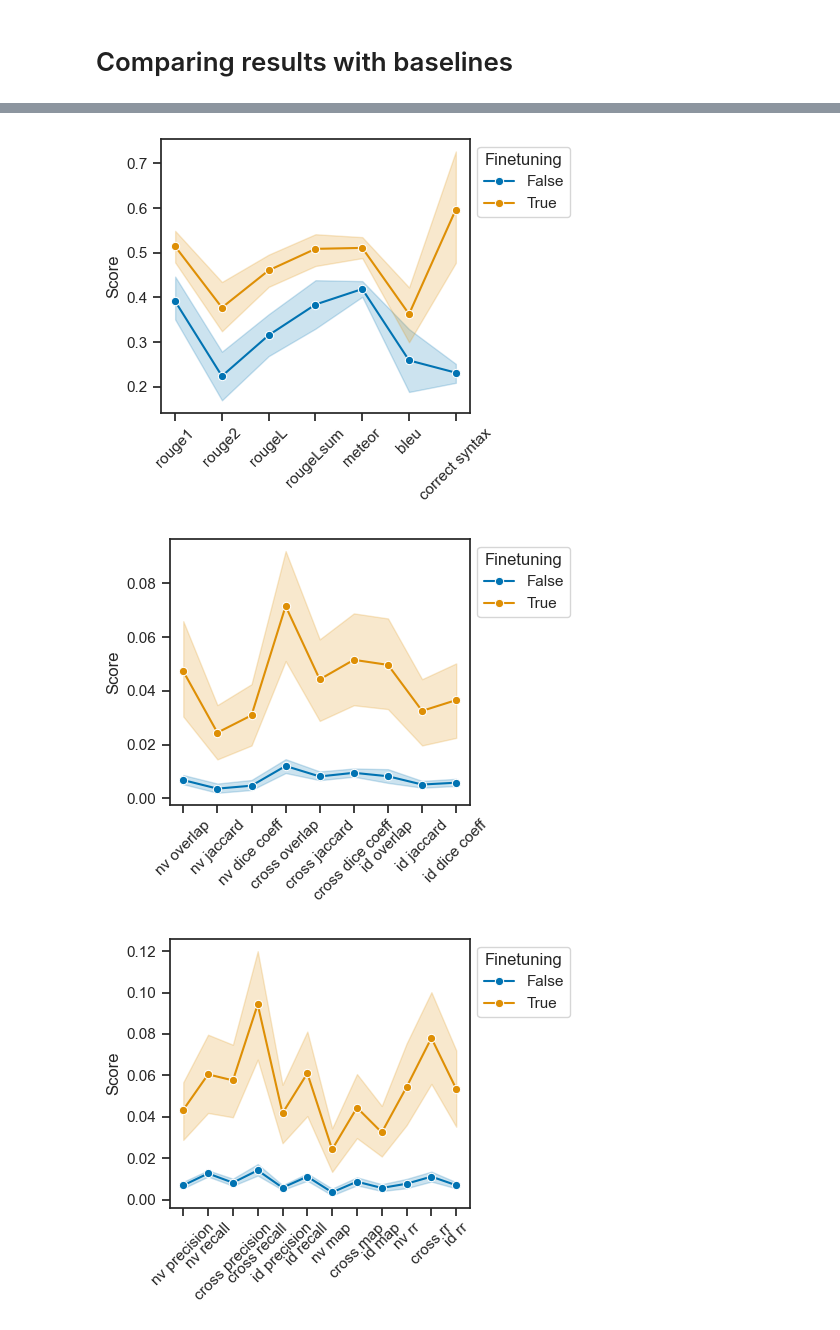
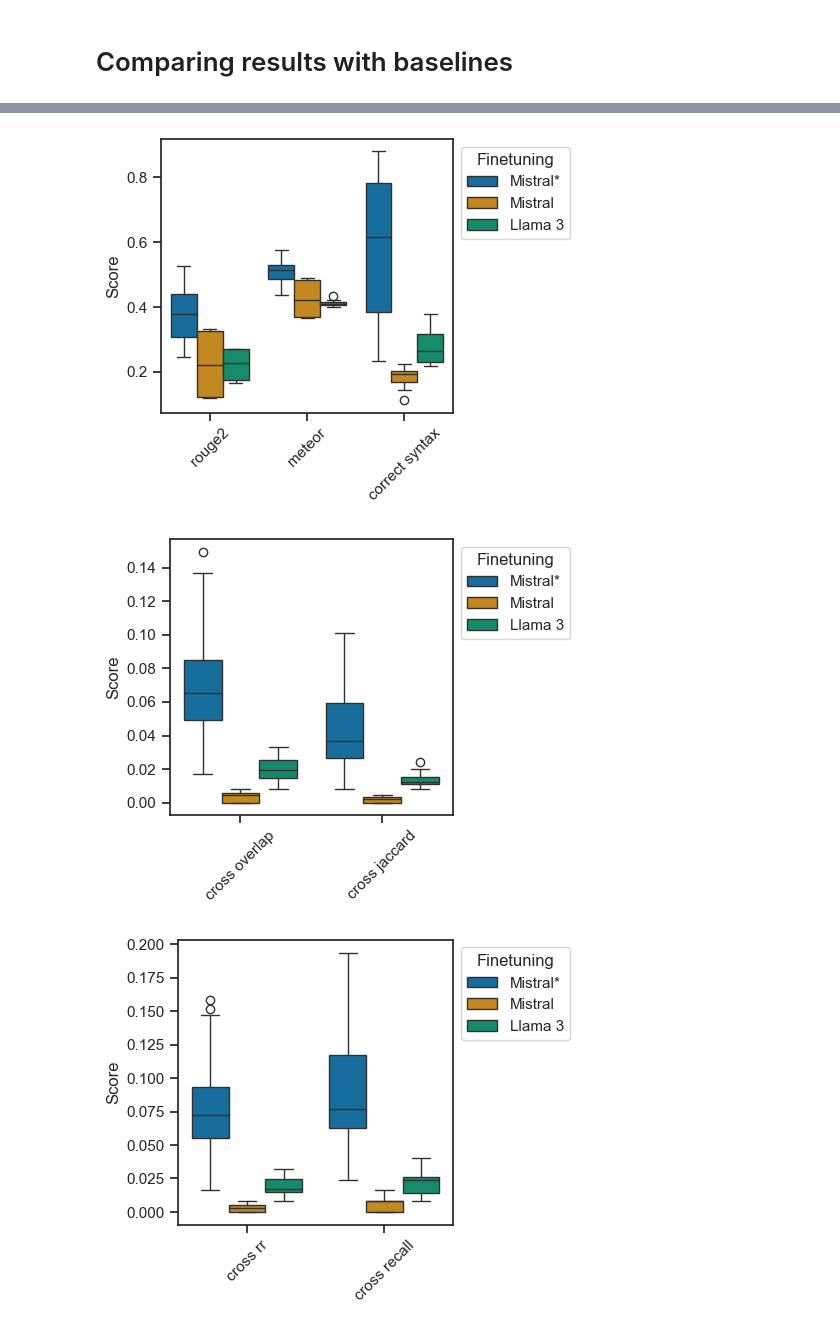
Before and after one commit to Gratic/Finetuning-LLM-for-SPARQL-generation, a Jupyter notebook: scripts/experiment_results.ipynb, the cells around one changed output, grey strips where cells are left out. Saved outputs shown, nothing was run; the diff lists cells and outputs as text; code cells hidden in the pictures.

```diff
--- a/scripts/experiment_results.ipynb
+++ b/scripts/experiment_results.ipynb
@@ -747,6 +747,7 @@ plt.show()
 # bvt_mistral_512['finetuned'] = True
 # df_compare = pd.DataFrame(data=[bvt_mistral_2048, bvt_mistral_512])
 df_compare = mixed.copy()
+df_compare["model"] = pd.Series(data=['Mistral*']*len(df_compare))
 df_compare['finetuned'] = df_compare['id overlap'].apply(lambda x: True)
 df_compare = df_compare.drop(['Name', 'cross mean average precision', 'cross mean reciprocal rank',
        'gnv mean average precision', 'gnv mean reciprocal rank',
@@ -764,9 +765,9 @@ Index(['bleu', 'correct syntax', 'cross dice coeff', 'cross jaccard',
       dtype='object')
 # %%
 temp_compare = final_df.copy()
-temp_compare['finetuned'] = temp_compare['id overlap'].apply(lambda x: False)
+temp_compare['finetuned'] = temp_compare['id overlap'].apply(lambda x: False) # Just filling the column with False
 temp_compare['input-target'] = temp_compare.apply(lambda x: x['input'] + " " + x["target"], axis=1)
-temp_compare = temp_compare.drop(['model'], axis=1)
+# temp_compare = temp_compare.drop(['model'], axis=1)
 temp_compare.columns
 # %% [output]
 Index(['gnv precision', 'gnv recall', 'gnv overlap', 'gnv jaccard',
@@ -804,0 +794,7 @@ compare_data = compare_groupby.melt(id_vars=["dataset", 'input-target', 'finetun
+# %%
+df_compare.columns = df_compare.columns.str.replace('gnv', 'nv')
+
+compare_data = df_compare.melt(id_vars=["model", "dataset", 'input-target', 'finetuned'], var_name='metric', value_vars=[
+       'cross overlap', 'cross jaccard', 'rouge2',
+       'meteor', 'correct syntax',
+       'cross rr', 'cross recall'])
@@ -808,35 +820,35 @@ sim_metrics = ["cross dice coeff", "cross jaccard", "cross overlap", "nv dice co
 ir_metrics = ["cross map", "cross precision", "cross recall", "cross rr", "nv map", "nv precision", "nv recall", "nv rr", "id map", "id precision", "id recall", "id rr"]
 # %%
 plt.figure(figsize=(5, 4))
-sns.lineplot(data=compare_data.loc[compare_data['metric'].isin(mt_metrics)], x='metric', y='value', hue='finetuned', marker='o')
+sns.boxplot(data=compare_data.loc[compare_data['metric'].isin(mt_metrics)], x='metric', y='value', hue='model')
 plt.xlabel(None)
 plt.ylabel('Score')
 plt.xticks(rotation=45)
 plt.legend(title='Finetuning', bbox_to_anchor=(1.00, 1), loc='upper left')
 # Adjust layout and display the plot
 plt.tight_layout()
 plt.show()
 
 plt.figure(figsize=(5, 4))
-sns.lineplot(data=compare_data.loc[compare_data['metric'].isin(sim_metrics)], x='metric', y='value', hue='finetuned', marker='o')
+sns.boxplot(data=compare_data.loc[compare_data['metric'].isin(sim_metrics)], x='metric', y='value', hue='model')
 plt.xlabel(None)
 plt.ylabel('Score')
 plt.xticks(rotation=45)
 plt.legend(title='Finetuning', bbox_to_anchor=(1.00, 1), loc='upper left')
 # Adjust layout and display the plot
 plt.tight_layout()
 plt.show()
 
 plt.figure(figsize=(5, 4))
-sns.lineplot(data=compare_data.loc[compare_data['metric'].isin(ir_metrics)], x='metric', y='value', hue='finetuned', marker='o')
+sns.boxplot(data=compare_data.loc[compare_data['metric'].isin(ir_metrics)], x='metric', y='value', hue='model')
 plt.xlabel(None)
 plt.ylabel('Score')
 plt.xticks(rotation=45)
 plt.legend(title='Finetuning', bbox_to_anchor=(1.00, 1), loc='upper left')
 # Adjust layout and display the plot
 plt.tight_layout()
 plt.show()
 # %% [output]
-[figure, old version]
+[figure, new version]
-[figure, old version]
+[figure, new version]
-[figure, old version]
+[figure, new version]
```
Also changed, not shown: parts of 13 cells of this notebook, 1 other file.
